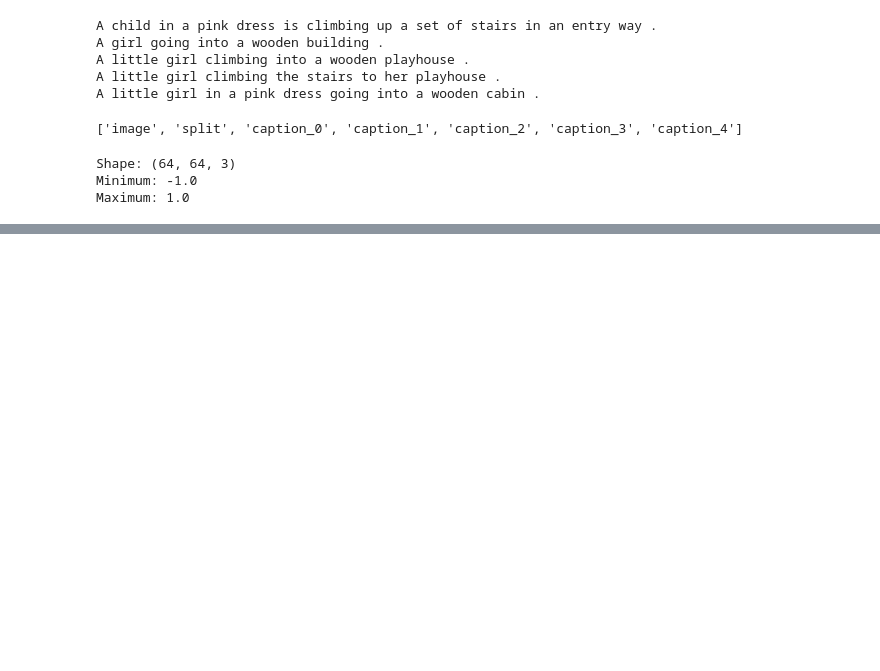
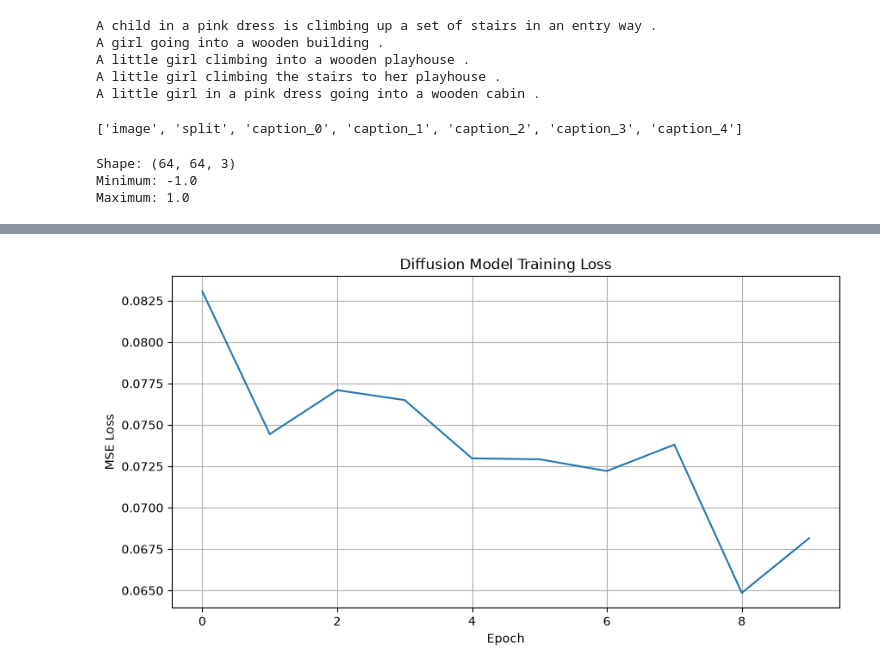
Before and after one commit to Ashishwakde26/Text-To-Image-Deep-learning, a Jupyter notebook: Text_To_Image.ipynb, the cells around one changed output, grey strips where cells are left out. Saved outputs shown, nothing was run; the diff lists cells and outputs as text; code cells hidden in the pictures; blank space fills up the shorter version.

```diff
--- a/Text_To_Image.ipynb
+++ b/Text_To_Image.ipynb
@@ -111,0 +552,4 @@ vectorizer.adapt(
+# %%
+optimizer = tf.keras.optimizers.Adam(
+    learning_rate=0.0001
+)
@@ -111,0 +638,29 @@ vectorizer.adapt(
+# %%
+import numpy as np
+import matplotlib.pyplot as plt
+
+EPOCHS = 10
+
+loss_history = []
+
+for epoch in range(EPOCHS):
+
+    epoch_losses = []
+
+    for batch_images, batch_tokens in train_dataset:
+
+        loss = train_step(
+            batch_images,
+            batch_tokens
+        )
+
+        epoch_losses.append(float(loss.numpy()))
+
+    avg_loss = np.mean(epoch_losses)
+
+    loss_history.append(avg_loss)
+
+    print(
+        f"Epoch {epoch + 1}/{EPOCHS} "
+        f"- Loss: {avg_loss:.6f}"
+    )
@@ -111,0 +678,13 @@ vectorizer.adapt(
+# %%
+plt.figure(figsize=(10, 5))
+
+plt.plot(loss_history)
+
+plt.xlabel("Epoch")
+plt.ylabel("MSE Loss")
+plt.title("Diffusion Model Training Loss")
+
+plt.grid(True)
+plt.show()
+# %% [output]
+[figure, added]
```
Also changed, not shown: parts of 23 cells of this notebook.
